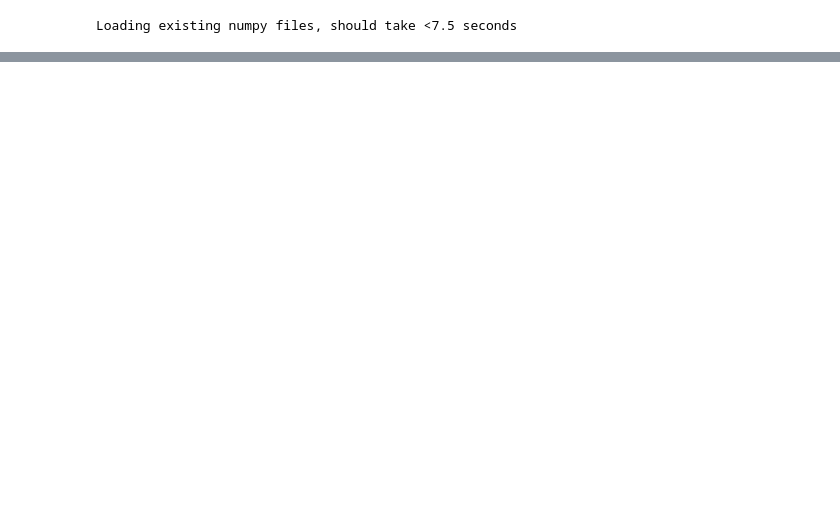
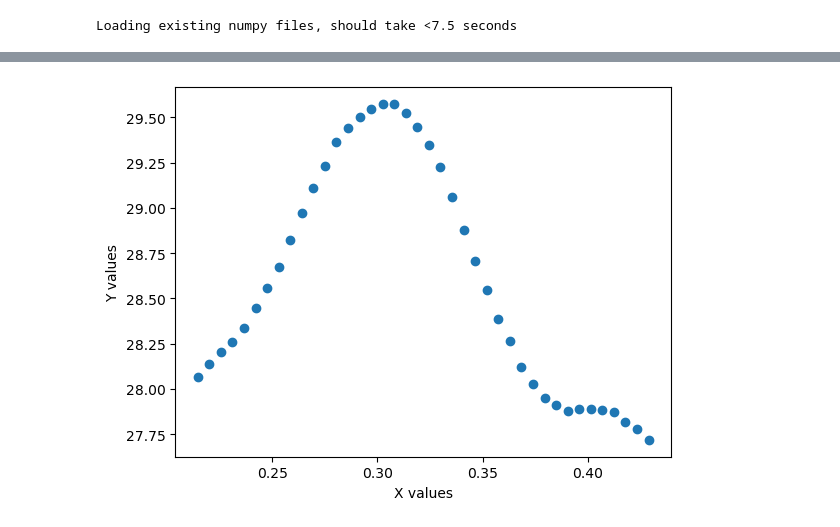
Before and after one commit to navrit/TIGRE, a Jupyter notebook: Python/demos/recon.ipynb, the cells around one changed output, grey strips where cells are left out. Drawn from its saved outputs; the diff is of its cells as text; code cells hidden in the pictures; blank space fills up the shorter version.

```diff
--- a/Python/demos/recon.ipynb
+++ b/Python/demos/recon.ipynb
@@ -94,11 +108,26 @@ centre_of_rotation_offset_y_mm = -0.24 (mm)
 # %%
-spectral_projs_th0, spectral_open_th0, spectral_projs_th1, spectral_open_th1, th0_list, th1_list, exp_time, angles, z_offset, detector_x_offsets, detector_y_offsets = \
+spectral_projs_th0, spectral_open_th0, spectral_projs_th1, spectral_open_th1, th0_list, th1_list, exp_time, angles, z_offset, detector_x_offsets, detector_y_offsets, th0_dacs_list, th1_dacs_list = \
     s.load_or_generate_data_arrays(base_json_file, base_folder, results_folder, gReconParams)
 # %% [output]
 Loading existing numpy files, should take <7.5 seconds
+# %%
+open_mean_th0_all_dacs = np.mean(spectral_open_th0, axis=1)
+open_mean_th1_all_dacs = np.mean(spectral_open_th1, axis=1)
+
+for i in range(open_mean_th0_all_dacs.shape[0]):
+    # print(i, open_mean_th0_all_dacs.shape, open_mean_th0_all_dacs.shape[0])  # E.g. 0 (9, 512, 512) 9
+    open_mean_th0_all_dacs[i, :, :] /= exp_time[i]
+    open_mean_th1_all_dacs[i, :, :] /= exp_time[i]
+
+for i in range(spectral_projs_th0.shape[0]):
+    spectral_projs_th0[i, :, :, :] = spectral_projs_th0[i, :, :, :] / exp_time[i]
+    spectral_projs_th1[i, :, :, :] = spectral_projs_th1[i, :, :, :] / exp_time[i]
 # %%
 # print(spectral_projs_th0.shape)
 
 # _global_detector_shift_y = s.find_optimal_offset(gReconParams, spectral_projs_th0[1, :, :, :], angles, detector_x_offsets, detector_y_offsets, stage_offset=0, search_range=20)
 # print(_global_detector_shift_y)
 # global_detector_shift_y=0.12
+results_folder = os.path.join(base_folder, 'results_navrit')
+if not os.path.exists(results_folder):
+    os.makedirs(results_folder)
@@ -284,0 +166,80 @@ Saving Nifti array file: f:\jasper\data\20220805_tumourWhateverBreast\results_fi
+# %%
+print('Finding best DAC values per pixel...')
+
+# E.g. shape = (21, 512, 512)
+DAC_values = s.save_and_or_load_npy_files(
+        results_folder, f'all_dac_values.npy', lambda: s.generate_correct_dac_values(gReconParams, open_mean_th0_all_dacs, th0_dacs_list, plot=True, poly_order=2, open_img_path=results_folder))
+
+for dac in trange(0, spectral_projs_th0.shape[0]):
+    d = DAC_values[dac]
+    ''' TODO Review / improve this next line... '''
+    calc_dacs = np.repeat(d[np.newaxis, :, :], spectral_projs_th0.shape[1], axis=0).flatten()
+    proj_data_fits_flat = proj_data_fits.reshape(proj_data_fits.shape[0], -1)
+    proj_data_flat = (proj_data_fits_flat[0, :]*calc_dacs**2) + (proj_data_fits_flat[1, :]*calc_dacs**1) + proj_data_fits_flat[2, :]
+    projection_data = proj_data_flat.reshape(spectral_projs_th0.shape[1], spectral_projs_th0.shape[2], spectral_projs_th0.shape[3])
+
+
+
+    # proj_data_flat.reshape(
+    #     spectral_projs_th0.shape[1], spectral_projs_th0.shape[2], spectral_projs_th0.shape[3])
+    s.save_array(results_folder, 'Projections_th0_' + str(th0_list[dac])+'_keV.npy', projection_data)
+
+    # TODO Ask Jasper about this VERY SUSPICIOUS CODE
+    median = (np.nanmedian(projection_data[:, :, 0:10]) + np.nanmedian(projection_data[:, :, 503:513]))/2
+    ofc = -np.log(projection_data/median)
+    s.save_array(results_folder, 'projs_th0_'+str(th0_list[dac])+'OFC_interp.npy', ofc)
+
+    ofc_bpc = s.save_and_or_load_npy_files(
+            results_folder, f'th{dac}_bpc.npy', lambda: s.generate_bad_pixel_corrected_array(ofc, gReconParams))
+    # TODO Removed this line below to see the effects of Median filter
+    # ofc_bpc_mf = s.median_filter_projection_set(ofc_bpc, 3)
+    # if th == 0:
+    #     # print(f'th = {th}, finding optimal offset')
+
+    #     centre_of_rotation_offset_x_mm = s.find_optimal_offset(gReconParams, ofc_bpc, angles, detector_x_offsets, detector_y_offsets, stage_offset=0, search_range=25)
+    #     print(centre_of_rotation_offset_x_mm)
+    #     # centre_of_rotation_offset_y_mm = -0.24
+    #     # print(f'centre_of_rotation_offset_x_mm = {centre_of_rotation_offset_x_mm} (mm)')
+    #     # print(f'centre_of_rotation_offset_y_mm = {centre_of_rotation_offset_y_mm} (mm)')
+
+    #     # ni_img = nib.Nifti1Image(ofc_bpc_mf, np.eye(4)) # Do not change this to make_nifti1Image function as we do not need the geo params for this
+    #     # s.save_array(results_folder, 'Proj_th0_'+str(th0_list[th])+'OFC_BPC_MF.nii', ni_img)
+    #     ni_img = nib.Nifti1Image(spectral_projs_th0[th,:,:,:], np.eye(4)) # Do not change this to make_nifti1Image function as we do not need the geo params for this
+    #     s.save_array(results_folder, 'Proj_th0_'+str(th0_list[th])+'proj_org.nii', ni_img)
+    #     ni_img = nib.Nifti1Image(projection_data, np.eye(4)) # Do not change this to make_nifti1Image function as we do not need the geo params for this
+    #     s.save_array(results_folder, 'Proj_th0_'+str(th0_list[th])+'proj_corr.nii', ni_img)
+
+    #     # TODO related to the previous TODO : Remove the two line below and uncomment the previous two lines
+    #     ni_img = nib.Nifti1Image(ofc_bpc, np.eye(4)) # Do not change this to make_nifti1Image function as we do not need the geo params for this
+    #     s.save_array(results_folder, 'Proj_th0_'+str(th0_list[th])+'OFC_BPC_MF.nii', ni_img)
+    if dac == 0:
+        stage_offset =  0.325
+    else:
+        stage_offset = centre_of_rotation_offset_x_mm
+    centre_of_rotation_offset_x_mm = s.find_optimal_offset(gReconParams, ofc_bpc, angles, detector_x_offsets, detector_y_offsets, stage_offset=stage_offset, search_range=20)
+    print(dac, centre_of_rotation_offset_x_mm)
+    print('Doing recon finally!')
+    img_th0, geo = s.recon_scan(gReconParams, ofc_bpc, angles, detector_x_offsets,
+                         detector_y_offsets, centre_of_rotation_offset_x_mm, centre_of_rotation_offset_y_mm, True)
+
+    ni_img = s.make_Nifti1Image(img_th0, geo.dVoxel)
+    s.save_array(results_folder, 'Recon_th0_'+str(th0_list[dac])+'OFC_BPC.nii', ni_img)
+
+    # ofc =-np.log(spectral_projs_th0[th,:,:,:]/mean)
+    # img_th0, geo = s.recon_scan(gReconParams, ofc, angles, detector_x_offsets,
+    #                      detector_y_offsets, centre_of_rotation_offset_x_mm, centre_of_rotation_offset_y_mm, True)
+    # ni_img = s.make_Nifti1Image(img_th0, geo.dVoxel)
+    # s.save_array(results_folder, 'Recon_th0_'+str(th0_list[th])+'OFC_only.nii', ni_img)
+
+    ofc_bpc_mf = s.median_filter_projection_set(ofc_bpc, 3)
+    img_th0, geo = s.recon_scan(gReconParams, ofc_bpc_mf, angles, detector_x_offsets,
+                         detector_y_offsets, centre_of_rotation_offset_x_mm, centre_of_rotation_offset_y_mm, True)
+    ni_img = s.make_Nifti1Image(img_th0, geo.dVoxel)
+    s.save_array(results_folder, 'Recon_th0_'+str(th0_list[dac])+'OFC_BPC_MF3.nii', ni_img)
+
+    # ofc_bpc_mf = s.median_filter_projection_set(ofc_bpc, 5)
+    # img_th0, geo = s.recon_scan(gReconParams, ofc_bpc_mf, angles, detector_x_offsets,
+    #                      detector_y_offsets, centre_of_rotation_offset_x_mm, centre_of_rotation_offset_y_mm, True)
+    # ni_img = s.make_Nifti1Image(img_th0, geo.dVoxel)
+    # s.save_array(results_folder, 'Recon_th0_'+str(th0_list[th])+'OFC_BPC_MF5.nii', ni_img)
+# %% [output]
@@ -284,0 +254 @@ Saving Nifti array file: f:\jasper\data\20220805_tumourWhateverBreast\results_fi
+[figure, added]
```
Also changed, not shown: parts of 9 cells of this notebook, 5 other files.
